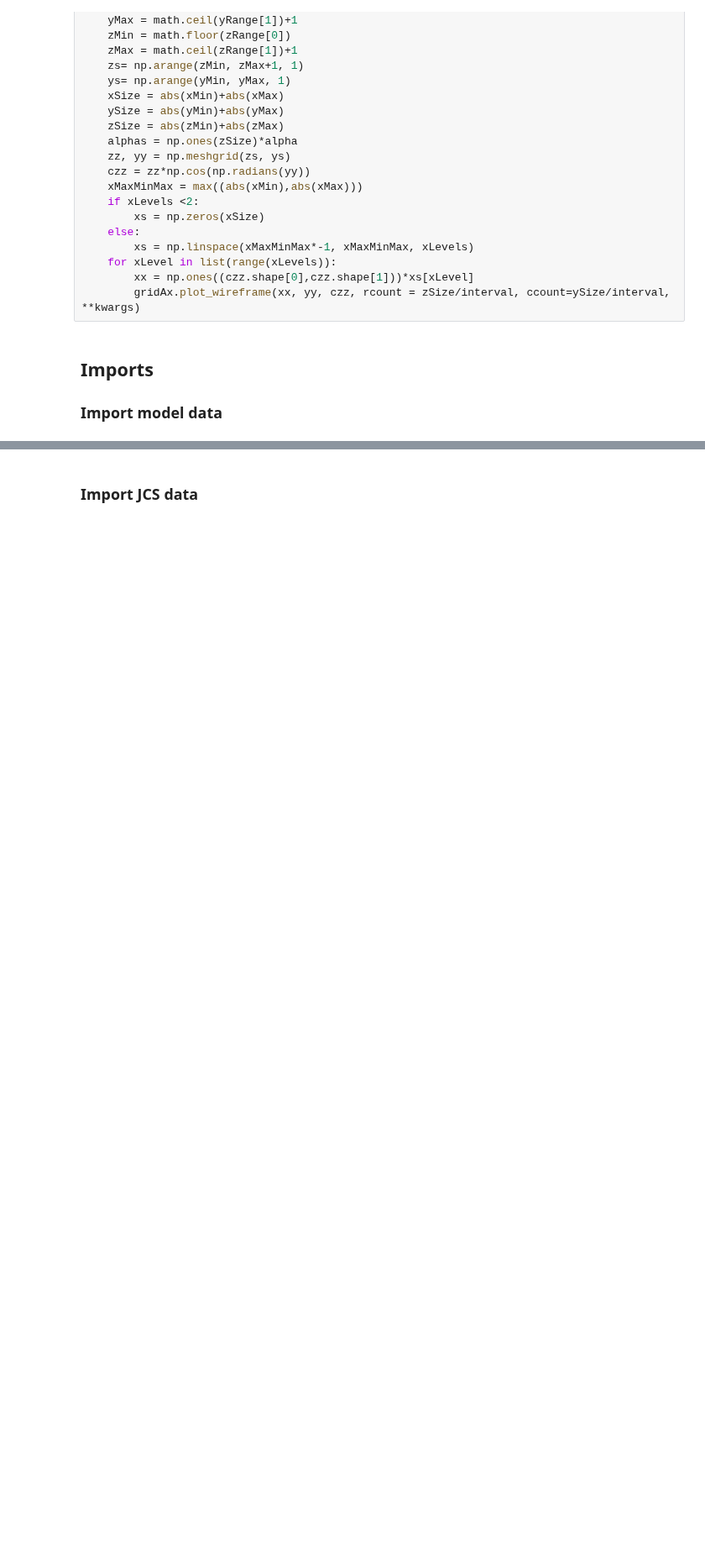
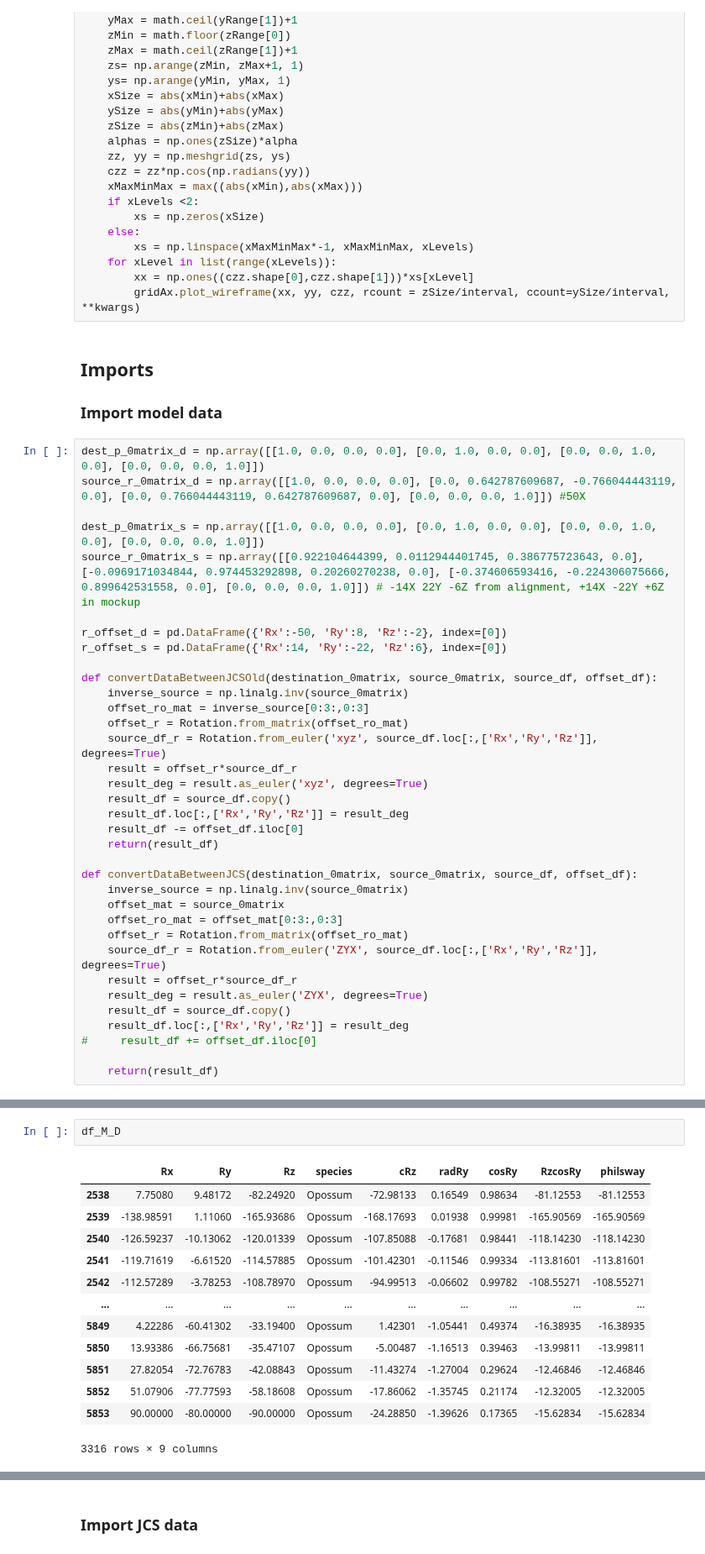
Before and after one commit to popscallion/DeepLabCut, a Jupyter notebook: deadROMM/ch3Analyses.ipynb, the cells around one changed output, grey strips where cells are left out. Shown at 84% size. Drawn from its saved outputs; the diff is of its cells as text; blank space fills up the shorter version.

```diff
--- a/deadROMM/ch3Analyses.ipynb
+++ b/deadROMM/ch3Analyses.ipynb
@@ -222,3 +223,38 @@ def addCosGrid(gridAx, xRange, yRange, zRange, interval, xLevels=1, alpha=0, **k
 # %% [markdown]
 ## Imports
 ### Import model data
+# %%
+dest_p_0matrix_d = np.array([[1.0, 0.0, 0.0, 0.0], [0.0, 1.0, 0.0, 0.0], [0.0, 0.0, 1.0, 0.0], [0.0, 0.0, 0.0, 1.0]])
+source_r_0matrix_d = np.array([[1.0, 0.0, 0.0, 0.0], [0.0, 0.642787609687, -0.766044443119, 0.0], [0.0, 0.766044443119, 0.642787609687, 0.0], [0.0, 0.0, 0.0, 1.0]]) #50X
+
+dest_p_0matrix_s = np.array([[1.0, 0.0, 0.0, 0.0], [0.0, 1.0, 0.0, 0.0], [0.0, 0.0, 1.0, 0.0], [0.0, 0.0, 0.0, 1.0]])
+source_r_0matrix_s = np.array([[0.922104644399, 0.0112944401745, 0.386775723643, 0.0], [-0.0969171034844, 0.974453292898, 0.20260270238, 0.0], [-0.374606593416, -0.224306075666, 0.899642531558, 0.0], [0.0, 0.0, 0.0, 1.0]]) # -14X 22Y -6Z from alignment, +14X -22Y +6Z in mockup
+
+r_offset_d = pd.DataFrame({'Rx':-50, 'Ry':8, 'Rz':-2}, index=[0])
+r_offset_s = pd.DataFrame({'Rx':14, 'Ry':-22, 'Rz':6}, index=[0])
+
+def convertDataBetweenJCSOld(destination_0matrix, source_0matrix, source_df, offset_df):
+    inverse_source = np.linalg.inv(source_0matrix)
+    offset_ro_mat = inverse_source[0:3:,0:3]
+    offset_r = Rotation.from_matrix(offset_ro_mat)
+    source_df_r = Rotation.from_euler('xyz', source_df.loc[:,['Rx','Ry','Rz']], degrees=True)
+    result = offset_r*source_df_r
+    result_deg = result.as_euler('xyz', degrees=True)
+    result_df = source_df.copy()
+    result_df.loc[:,['Rx','Ry','Rz']] = result_deg
+    result_df -= offset_df.iloc[0]
+    return(result_df)
+
+def convertDataBetweenJCS(destination_0matrix, source_0matrix, source_df, offset_df):
+    inverse_source = np.linalg.inv(source_0matrix)
+    offset_mat = source_0matrix
+    offset_ro_mat = offset_mat[0:3:,0:3]
+    offset_r = Rotation.from_matrix(offset_ro_mat)
+    source_df_r = Rotation.from_euler('ZYX', source_df.loc[:,['Rx','Ry','Rz']], degrees=True)
+    result = offset_r*source_df_r
+    result_deg = result.as_euler('ZYX', degrees=True)
+    result_df = source_df.copy()
+    result_df.loc[:,['Rx','Ry','Rz']] = result_deg
+#     result_df += offset_df.iloc[0]
+
+    return(result_df)
@@ -261,0 +326,16 @@ df_M_D['robsway_fromzero'] = (df_M_D['Rz']).multiply(df_M_D['cosRy'])
+# %%
+df_M_D
+# %% [output]
+|  | Rx | Ry | Rz | species | cRz | radRy | cosRy | RzcosRy | philsway |
+| 2538 | 7.75080 | 9.48172 | -82.24920 | Opossum | -72.98133 | 0.16549 | 0.98634 | -81.12553 | -81.12553 |
+| 2539 | -138.98591 | 1.11060 | -165.93686 | Opossum | -168.17693 | 0.01938 | 0.99981 | -165.90569 | -165.90569 |
+| 2540 | -126.59237 | -10.13062 | -120.01339 | Opossum | -107.85088 | -0.17681 | 0.98441 | -118.14230 | -118.14230 |
+| 2541 | -119.71619 | -6.61520 | -114.57885 | Opossum | -101.42301 | -0.11546 | 0.99334 | -113.81601 | -113.81601 |
+| 2542 | -112.57289 | -3.78253 | -108.78970 | Opossum | -94.99513 | -0.06602 | 0.99782 | -108.55271 | -108.55271 |
+| ... | ... | ... | ... | ... | ... | ... | ... | ... | ... |
+| 5849 | 4.22286 | -60.41302 | -33.19400 | Opossum | 1.42301 | -1.05441 | 0.49374 | -16.38935 | -16.38935 |
+| 5850 | 13.93386 | -66.75681 | -35.47107 | Opossum | -5.00487 | -1.16513 | 0.39463 | -13.99811 | -13.99811 |
+| 5851 | 27.82054 | -72.76783 | -42.08843 | Opossum | -11.43274 | -1.27004 | 0.29624 | -12.46846 | -12.46846 |
+| 5852 | 51.07906 | -77.77593 | -58.18608 | Opossum | -17.86062 | -1.35745 | 0.21174 | -12.32005 | -12.32005 |
+| 5853 | 90.00000 | -80.00000 | -90.00000 | Opossum | -24.28850 | -1.39626 | 0.17365 | -15.62834 | -15.62834 |
+3316 rows × 9 columns
```
Also changed, not shown: parts of 12 cells of this notebook, 1 other file.
